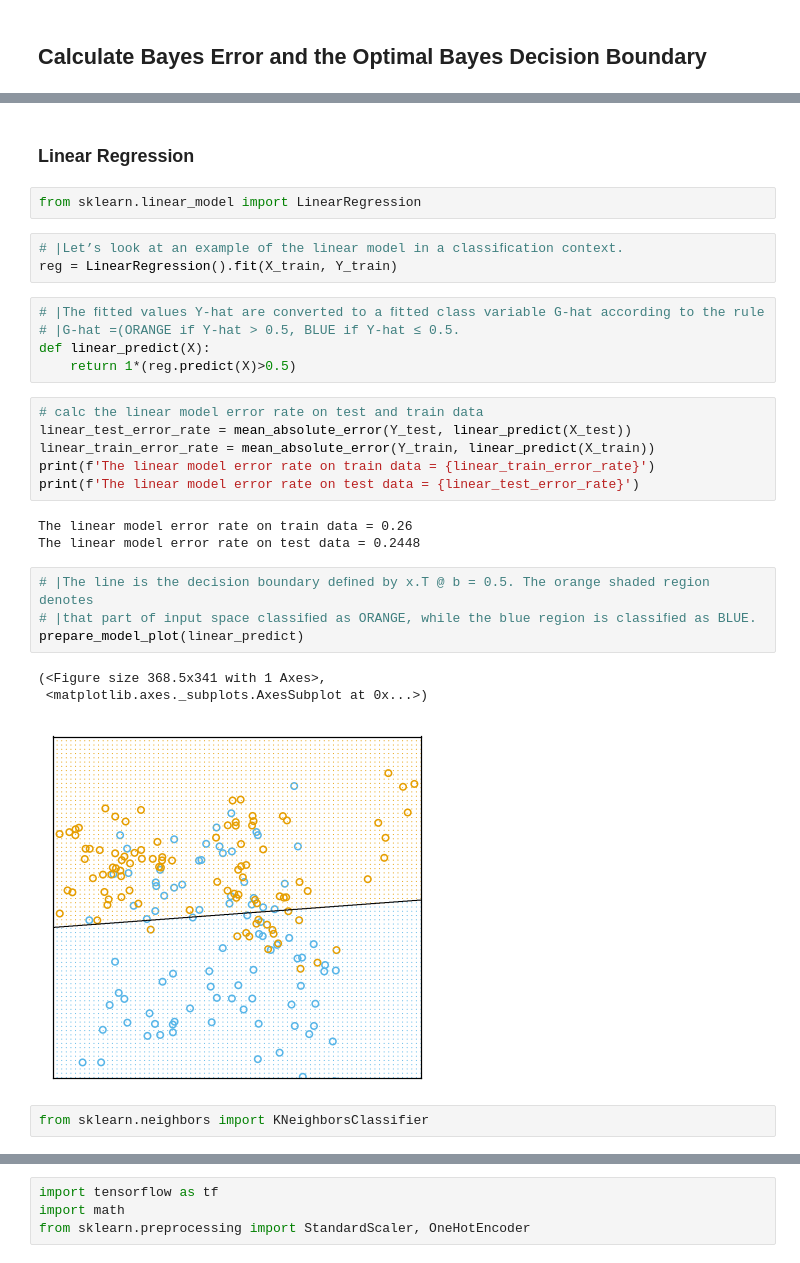
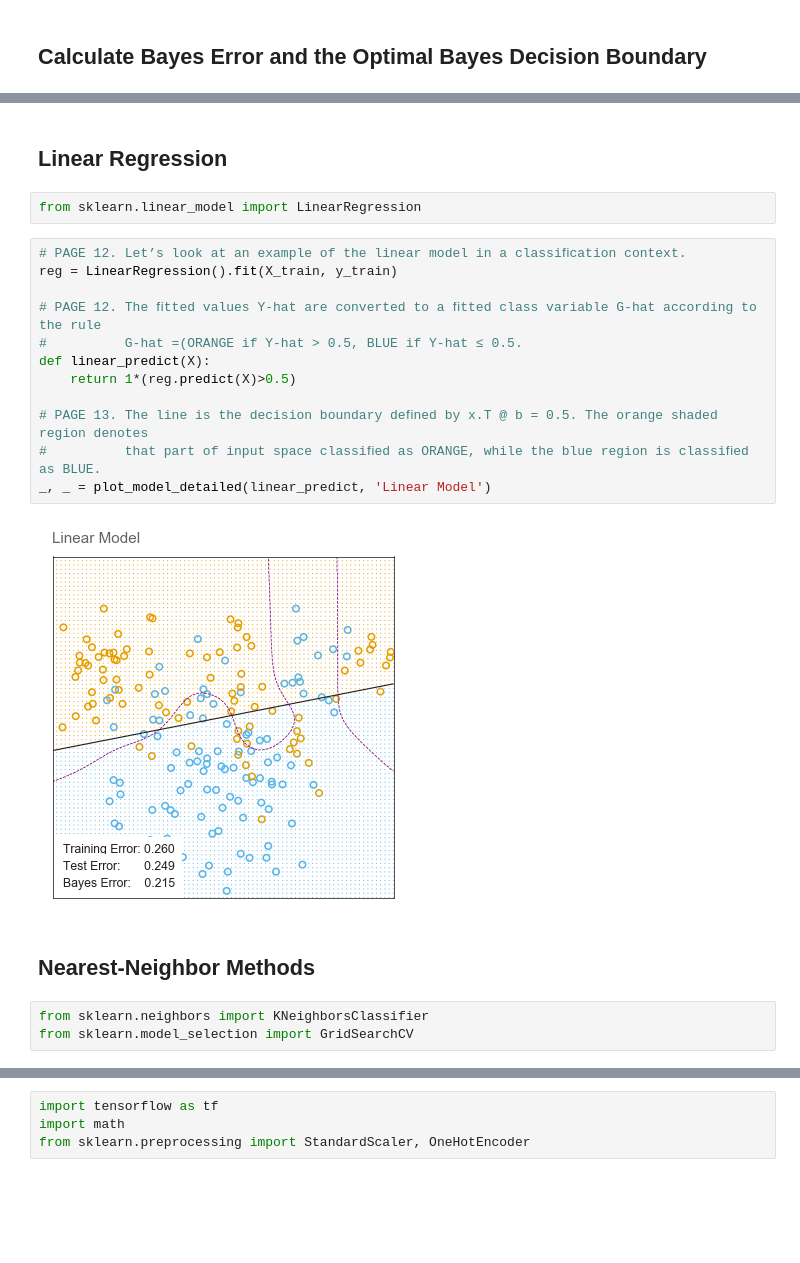
Before and after one commit to empathy87/The-Elements-of-Statistical-Learning-Python-Notebooks, a Jupyter notebook: examples/Mixture.ipynb, the cells around one changed output, grey strips where cells are left out. Cells and saved outputs as stored; diff of their text form; blank space fills up the shorter version.

```diff
--- a/examples/Mixture.ipynb
+++ b/examples/Mixture.ipynb
@@ -114,31 +146,23 @@ plot_model(optimal_bayes_predict, 'Bayes Optimal Classifier')
 # %% [markdown]
-<h3>Linear Regression</h3>
+<h2>Linear Regression</h2>
 # %%
 from sklearn.linear_model import LinearRegression
-# %%
-# |Let’s look at an example of the linear model in a classiﬁcation context.
-reg = LinearRegression().fit(X_train, Y_train)
 # %%
-# |The ﬁtted values Y-hat are converted to a ﬁtted class variable G-hat according to the rule
-# |G-hat =(ORANGE if Y-hat > 0.5, BLUE if Y-hat ≤ 0.5.
+# PAGE 12. Let’s look at an example of the linear model in a classiﬁcation context.
+reg = LinearRegression().fit(X_train, y_train)
+
+# PAGE 12. The ﬁtted values Y-hat are converted to a ﬁtted class variable G-hat according to the rule
+#          G-hat =(ORANGE if Y-hat > 0.5, BLUE if Y-hat ≤ 0.5.
 def linear_predict(X):
     return 1*(reg.predict(X)>0.5)
+
+# PAGE 13. The line is the decision boundary deﬁned by x.T @ b = 0.5. The orange shaded region denotes
+#          that part of input space classiﬁed as ORANGE, while the blue region is classiﬁed as BLUE.
+_, _ = plot_model_detailed(linear_predict, 'Linear Model')
+# %% [output]
+[figure, added]
-# %%
-# calc the linear model error rate on test and train data
-linear_test_error_rate = mean_absolute_error(Y_test, linear_predict(X_test))
-linear_train_error_rate = mean_absolute_error(Y_train, linear_predict(X_train))
-print(f'The linear model error rate on train data = {linear_train_error_rate}')
-print(f'The linear model error rate on test data = {linear_test_error_rate}')
-# %% [output]
-The linear model error rate on train data = 0.26
-The linear model error rate on test data = 0.2448
-# %%
-# |The line is the decision boundary deﬁned by x.T @ b = 0.5. The orange shaded region denotes
-# |that part of input space classiﬁed as ORANGE, while the blue region is classiﬁed as BLUE.
-prepare_model_plot(linear_predict)
-# %% [output]
-(<Figure size 368.5x341 with 1 Axes>,
- <matplotlib.axes._subplots.AxesSubplot at 0x...>)
-[figure, removed]
+# %% [markdown]
+<h2>Nearest-Neighbor Methods</h2>
 # %%
 from sklearn.neighbors import KNeighborsClassifier
+from sklearn.model_selection import GridSearchCV
```
Also changed, not shown: parts of 32 cells of this notebook.
